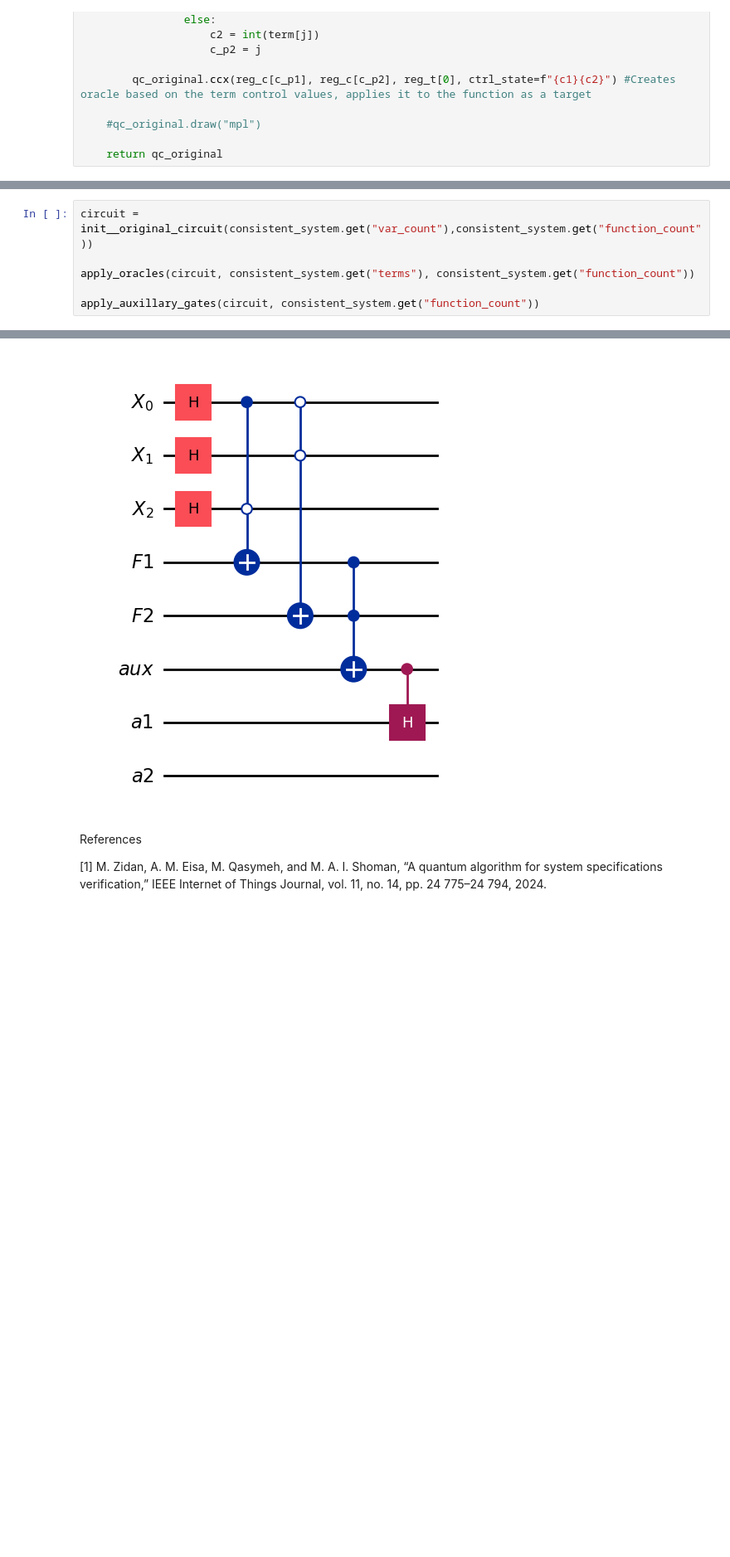
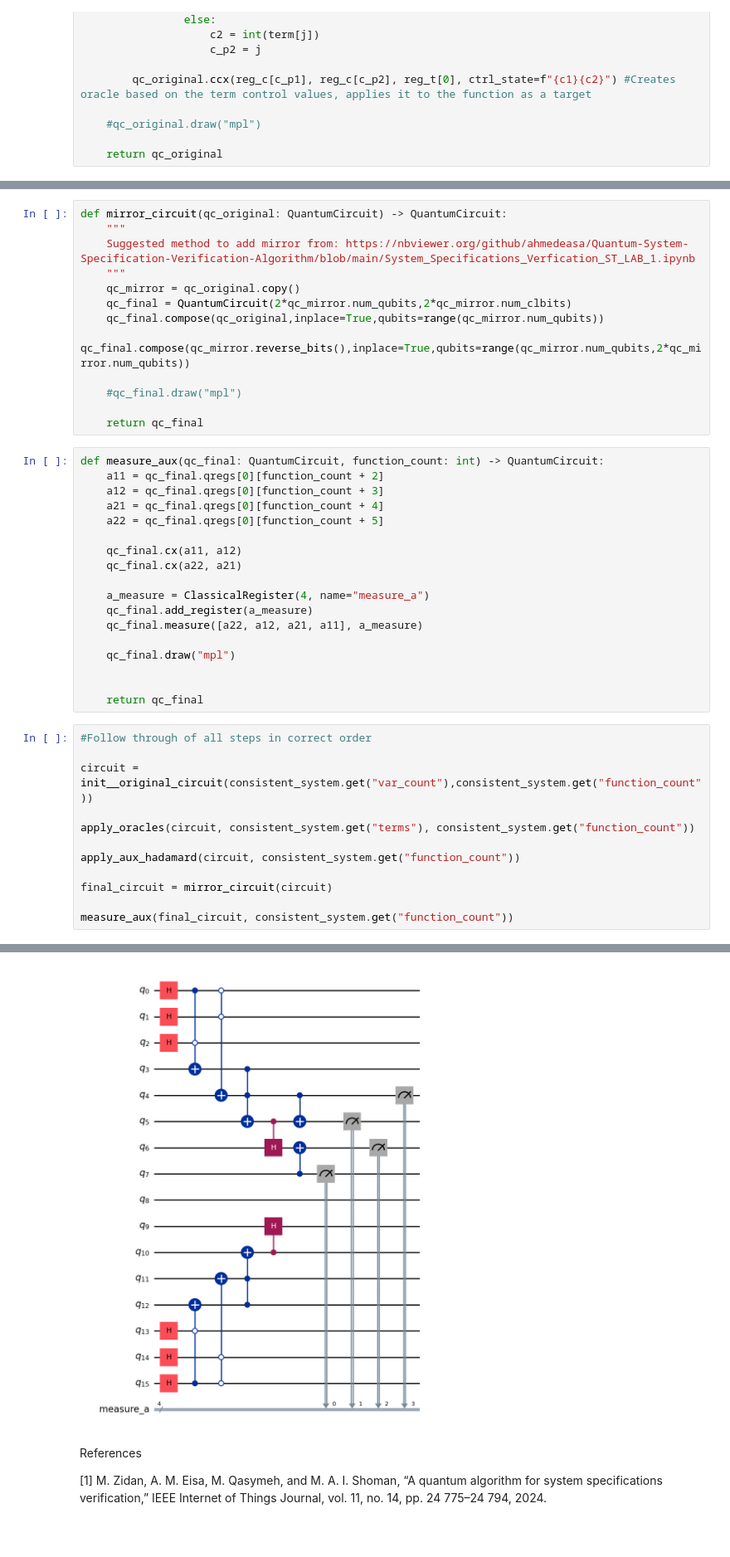
Before and after one commit to k-erlikh/Quantum-System-Specification-Checker, a Jupyter notebook: src/quantum_check.ipynb, the cells around one changed output, grey strips where cells are left out. Shown: that part at 83% size. Drawn from its saved outputs; the diff is of its cells as text; blank space fills up the shorter version.

Commit message:
Implemented measurment function of final circuit

```diff
--- a/src/quantum_check.ipynb
+++ b/src/quantum_check.ipynb
@@ -117,12 +114,49 @@ def mirror_circuit(qc_original: QuantumCircuit) -> QuantumCircuit:
+# %%
+def mirror_circuit(qc_original: QuantumCircuit) -> QuantumCircuit:
+    """
+    Suggested method to add mirror from: https://nbviewer.org/github/ahmedeasa/Quantum-System-Specification-Verification-Algorithm/blob/main/System_Specifications_Verfication_ST_LAB_1.ipynb
+    """
+    qc_mirror = qc_original.copy()
+    qc_final = QuantumCircuit(2*qc_mirror.num_qubits,2*qc_mirror.num_clbits)
+    qc_final.compose(qc_original,inplace=True,qubits=range(qc_mirror.num_qubits))
+    qc_final.compose(qc_mirror.reverse_bits(),inplace=True,qubits=range(qc_mirror.num_qubits,2*qc_mirror.num_qubits))
+
+    #qc_final.draw("mpl")
+
+    return qc_final
+# %%
+def measure_aux(qc_final: QuantumCircuit, function_count: int) -> QuantumCircuit:
+    a11 = qc_final.qregs[0][function_count + 2]
+    a12 = qc_final.qregs[0][function_count + 3]
+    a21 = qc_final.qregs[0][function_count + 4]
+    a22 = qc_final.qregs[0][function_count + 5]
+
+    qc_final.cx(a11, a12)
+    qc_final.cx(a22, a21)
+
+    a_measure = ClassicalRegister(4, name="measure_a")
+    qc_final.add_register(a_measure)
+    qc_final.measure([a22, a12, a21, a11], a_measure)
+
+    qc_final.draw("mpl")
+
+
+    return qc_final
 # %%
+#Follow through of all steps in correct order
+
 circuit = init__original_circuit(consistent_system.get("var_count"),consistent_system.get("function_count"))
 
 apply_oracles(circuit, consistent_system.get("terms"), consistent_system.get("function_count"))
 
-apply_auxillary_gates(circuit, consistent_system.get("function_count"))
+apply_aux_hadamard(circuit, consistent_system.get("function_count"))
+
+final_circuit = mirror_circuit(circuit)
+
+measure_aux(final_circuit, consistent_system.get("function_count"))
 # %% [output]
 <qiskit.circuit.quantumcircuit.QuantumCircuit at 0x...>
-[figure, old version]
+[figure, new version]
 # %% [markdown]
 References
 
```
Also changed, not shown: parts of 3 cells of this notebook.
